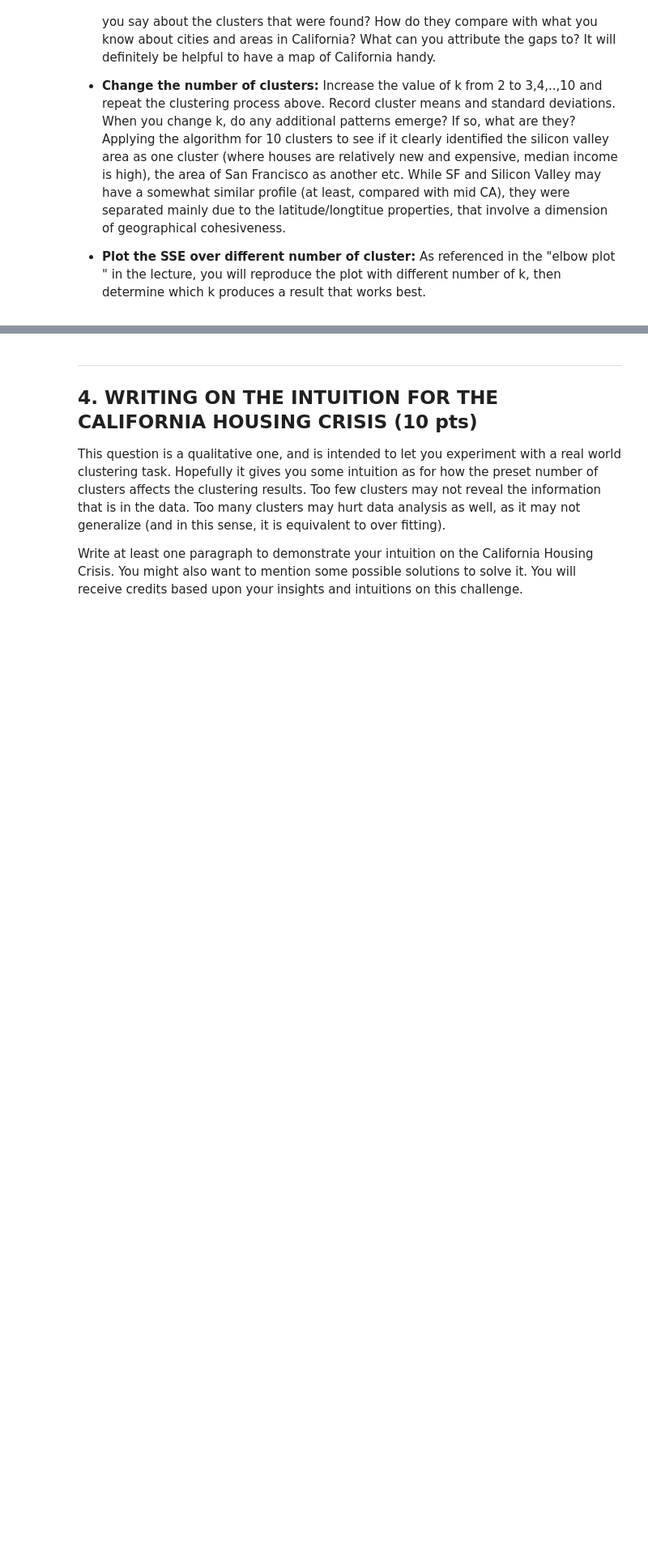
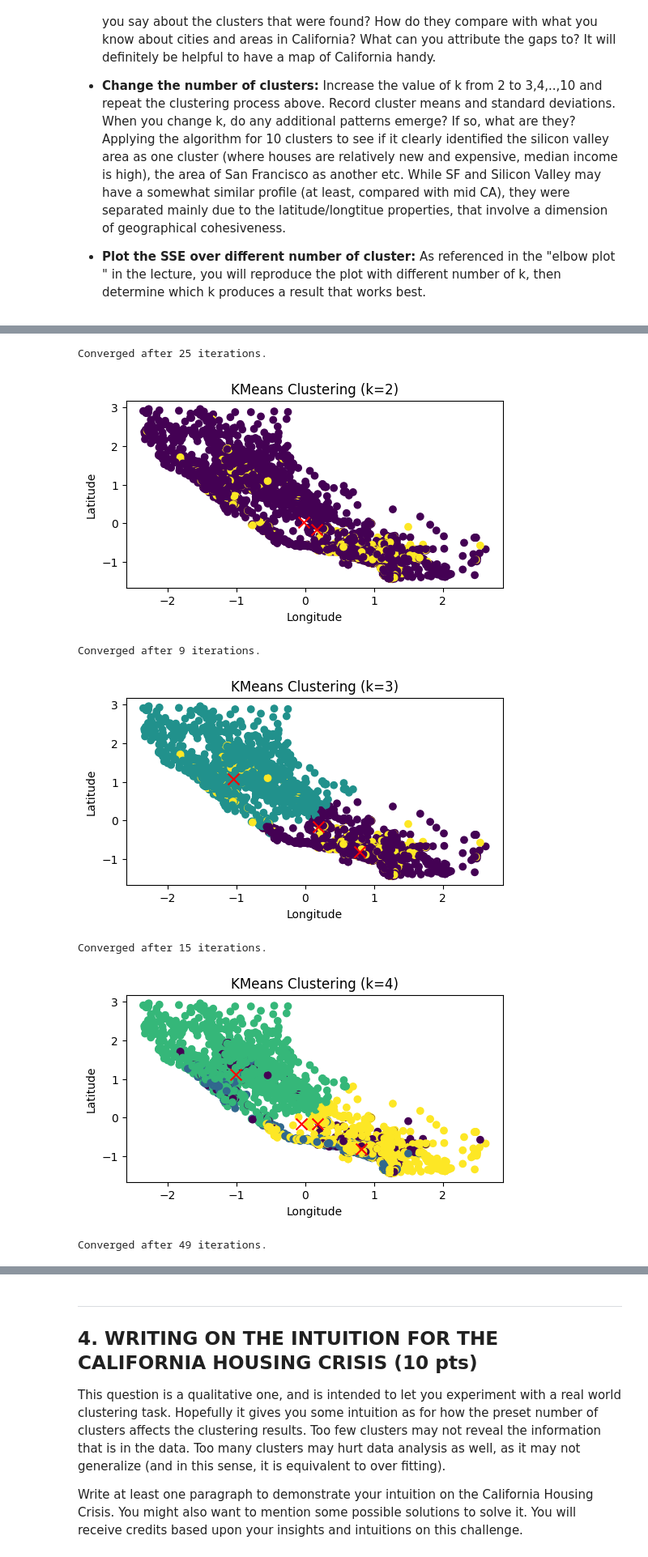
Before and after one commit to Ryguy-1/cs4774-codeathons, a Jupyter notebook: assignment-2/zbp6dw_assignment_2_kmeans.ipynb, the cells around one changed output, grey strips where cells are left out. Shown at 81% size. Cells and saved outputs as stored; diff of their text form; code cells hidden in the pictures; blank space fills up the shorter version.

```diff
--- a/assignment-2/zbp6dw_assignment_2_kmeans.ipynb
+++ b/assignment-2/zbp6dw_assignment_2_kmeans.ipynb
@@ -468,0 +403,20 @@ plt.show()
+# %%
+fitted_k_means_list = []
+
+for k in range(2, 11):
+    kmeans = Custom_KMeans(
+        dataset=train_set_prepared,
+        k=k,
+        distance_metric=DistanceMetric.EUCLIDEAN
+    )
+    kmeans.fit()
+    fitted_k_means_list.append(kmeans)
+    plot_clusters(train_set_prepared, kmeans.labels, kmeans.centroids, k)
+# %% [output]
+Converged after 25 iterations.
+[figure, added]
+Converged after 9 iterations.
+[figure, added]
+Converged after 15 iterations.
+[figure, added]
+Converged after 49 iterations.
```
Also changed, not shown: parts of 7 cells of this notebook.
